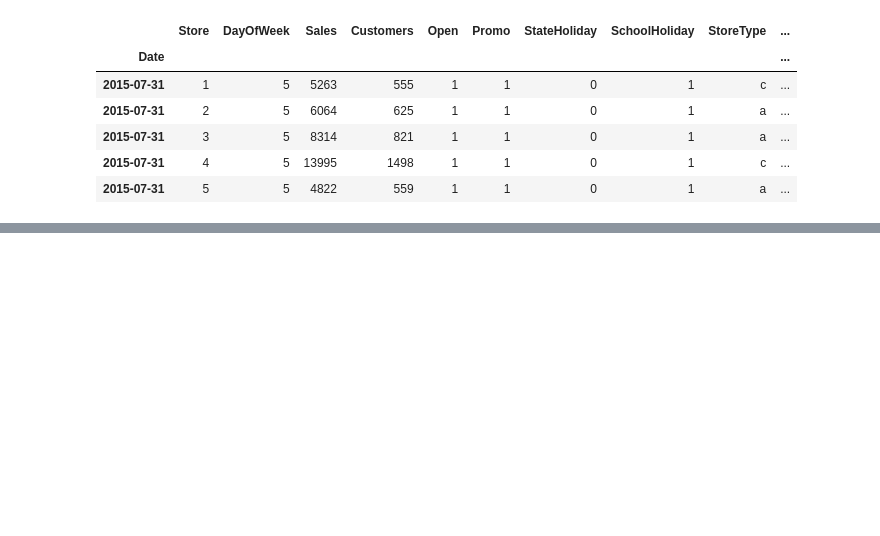
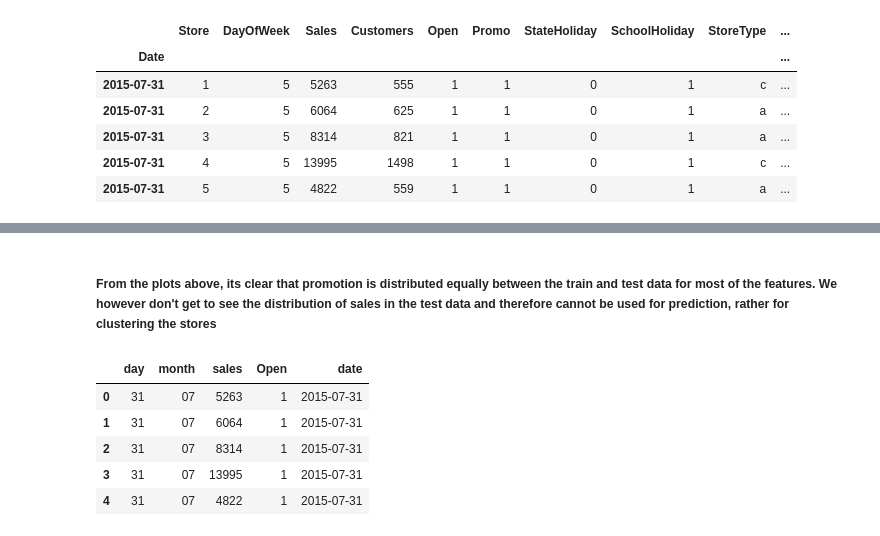
Before and after one commit to ProgrammingOperative/Pharmaceutical-Sales-Prediction, a Jupyter notebook: notebooks/Data Exploration.ipynb, the cells around one changed output, grey strips where cells are left out. Saved outputs shown, nothing was run; the diff lists cells and outputs as text; code cells hidden in the pictures; blank space fills up the shorter version.

```diff
--- a/notebooks/Data Exploration.ipynb
+++ b/notebooks/Data Exploration.ipynb
@@ -132,0 +169,24 @@ eda_test.plot_counts('Promo', type="univariate")
+# %% [markdown]
+##### From the plots above, its clear that promotion is distributed equally between the train and test data for most of the features. We however don't get to see the distribution of sales in the test data and therefore cannot be used for prediction, rather for clustering the stores
+# %%
+#Creating a new Data set for sale analysis around holidays
+open_store = train_store[train_store['Open']==1]
+
+df = pd.DataFrame()
+
+df['day'] = open_store['Date'].dt.strftime('%d')
+df['month'] = open_store['Date'].dt.strftime('%m')
+df['sales'] = open_store['Sales']
+df['Open'] = open_store['Open']
+df['date'] = open_store['Date']
+
+
+df_indexed =pd.DataFrame(df.set_index('date', inplace=False))
+df.head()
+# %% [output]
+|  | day | month | sales | Open | date |
+| 0 | 31 | 07 | 5263 | 1 | 2015-07-31 |
+| 1 | 31 | 07 | 6064 | 1 | 2015-07-31 |
+| 2 | 31 | 07 | 8314 | 1 | 2015-07-31 |
+| 3 | 31 | 07 | 13995 | 1 | 2015-07-31 |
+| 4 | 31 | 07 | 4822 | 1 | 2015-07-31 |
```
Also changed, not shown: parts of 17 cells of this notebook.
